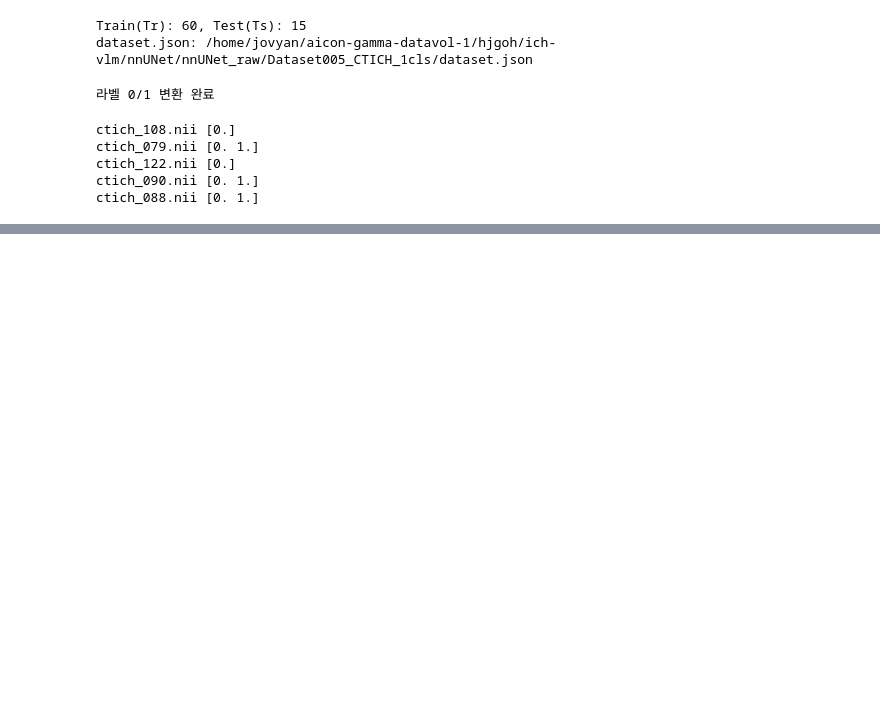
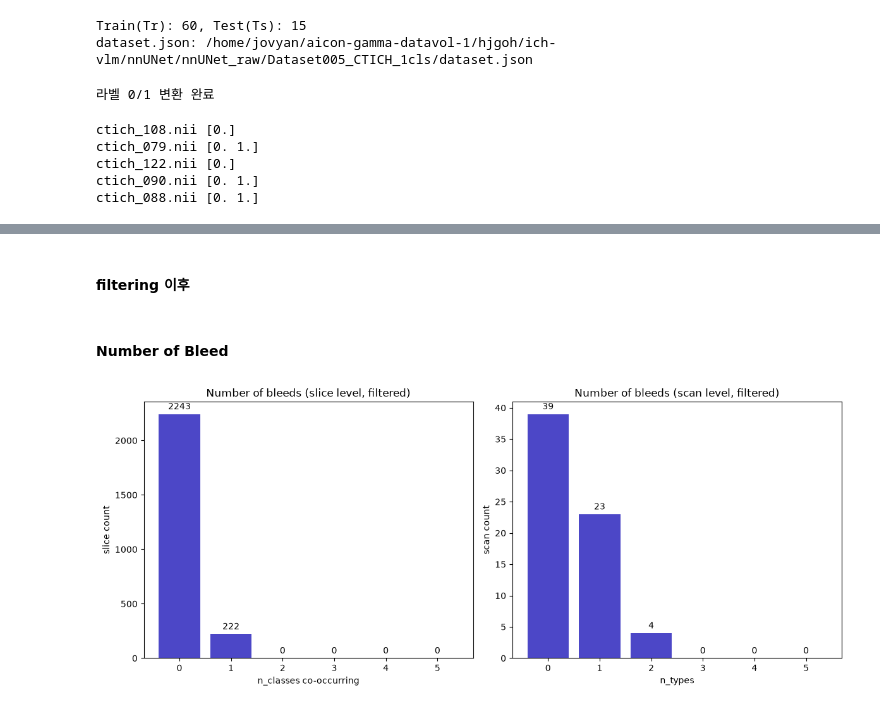
Before and after one commit to 02dumartin/ich-vlm, a Jupyter notebook: notebook/CT-ICH.ipynb, the cells around one changed output, grey strips where cells are left out. Drawn from its saved outputs; the diff is of its cells as text; code cells hidden in the pictures; blank space fills up the shorter version.

```diff
--- a/notebook/CT-ICH.ipynb
+++ b/notebook/CT-ICH.ipynb
@@ -718,0 +879,11 @@ ctich_088.nii [0. 1.]
+# %%
+# 슬라이스 기준
+n_slices_after = len(selected_df)
+slice_type_counts_after = selected_df[csv_class_columns].sum().rename(index=csv_to_short).loc[order]
+slice_n_classes_dist_after = selected_df['n_classes'].value_counts().sort_index()
+
+print("총 슬라이스 개수:", n_slices_after)
+print("\n슬라이스 별 병변 개수:")
+print(slice_type_counts_after.to_string())
+print("\nco-occurrence 별 슬라이스 개수:")
+print(slice_n_classes_dist_after.to_string())
@@ -718,0 +904,12 @@ ctich_088.nii [0. 1.]
+# %%
+# 스캔 기준
+n_scans_after = selected_df['PatientNumber'].nunique()
+scan_type_counts_after = (selected_df.groupby('PatientNumber')[csv_class_columns].max() > 0).sum().rename(index=csv_to_short).loc[order]
+scan_n_types_after = (selected_df.groupby('PatientNumber')[csv_class_columns].max() > 0).sum(axis=1)
+scan_n_types_dist_after = scan_n_types_after.value_counts().sort_index()
+
+print("총 스캔 개수:", n_scans_after)
+print("\n병변 타입 별 스캔 개수:")
+print(scan_type_counts_after.to_string())
+print("\n병변 타입 개수 별 스캔 개수:")
+print(scan_n_types_dist_after.to_string())
@@ -718,0 +1068,27 @@ ctich_088.nii [0. 1.]
+# %% [markdown]
+#### filtering 이후
+# %% [markdown]
+#### Number of Bleed
+# %%
+fig, axes = plt.subplots(1, 2, figsize=(12, 5))
+
+slice_x = list(range(6))
+slice_y = [slice_n_classes_dist_after.get(n, 0) for n in slice_x]
+bars0 = axes[0].bar(slice_x, slice_y, color='#4C47C7')
+axes[0].set_title('Number of bleeds (slice level, filtered)')
+axes[0].set_xlabel('n_classes co-occurring')
+axes[0].set_ylabel('slice count')
+axes[0].bar_label(bars0, padding=3)
+
+scan_x = list(range(6))
+scan_y = [scan_n_types_dist_after.get(n, 0) for n in scan_x]
+bars1 = axes[1].bar(scan_x, scan_y, color='#4C47C7')
+axes[1].set_title('Number of bleeds (scan level, filtered)')
+axes[1].set_xlabel('n_types')
+axes[1].set_ylabel('scan count')
+axes[1].bar_label(bars1, padding=3)
+
+plt.tight_layout()
+plt.show()
+# %% [output]
+[figure, added]
```
Also changed, not shown: parts of 26 cells of this notebook, 3 other files.
